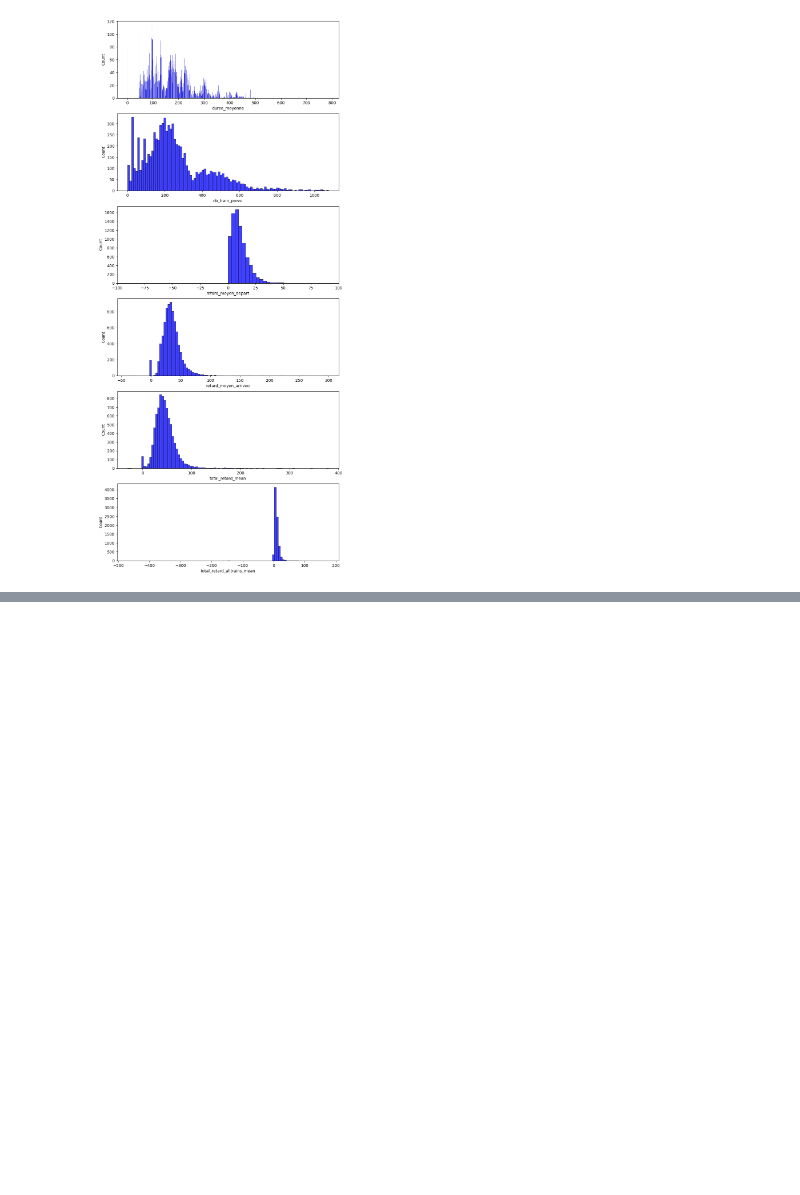
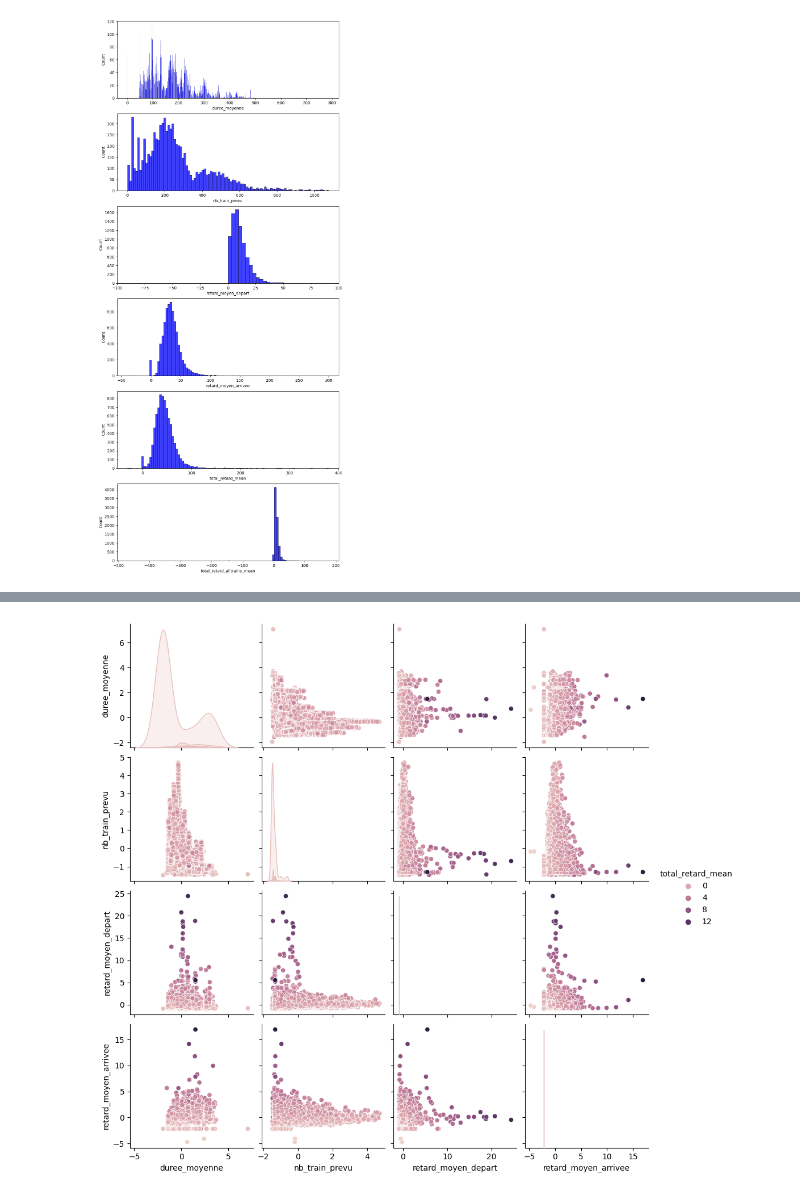
Before and after one commit to Lucasvitoriano25/PredDelay_TGVTrains, a Jupyter notebook: main.ipynb, the cells around one changed output, grey strips where cells are left out. Drawn from its saved outputs; the diff is of its cells as text; code cells hidden in the pictures; blank space fills up the shorter version.

```diff
--- a/main.ipynb
+++ b/main.ipynb
@@ -130,3 +137,7 @@ ax[2].set_xlim([-100, 100])
 # %% [output]
 (-100.0, 100.0)
 [figure]
+# %%
+scaler = StandardScaler()
+columns_to_standardize = retards_df.columns.drop(["date","service", "gare_depart","gare_arrivee"])
+retards_df[columns_to_standardize] = scaler.fit_transform(retards_df[columns_to_standardize])
@@ -132,0 +179,4 @@ ax[2].set_xlim([-100, 100])
+# %%
+sn.pairplot(retards_df[["duree_moyenne","nb_train_prevu","retard_moyen_depart","retard_moyen_arrivee","total_retard_mean"]], hue = 'total_retard_mean', diag_kind='kde');
+# %% [output]
+[figure, added]
```
Also changed, not shown: parts of 14 cells of this notebook.
